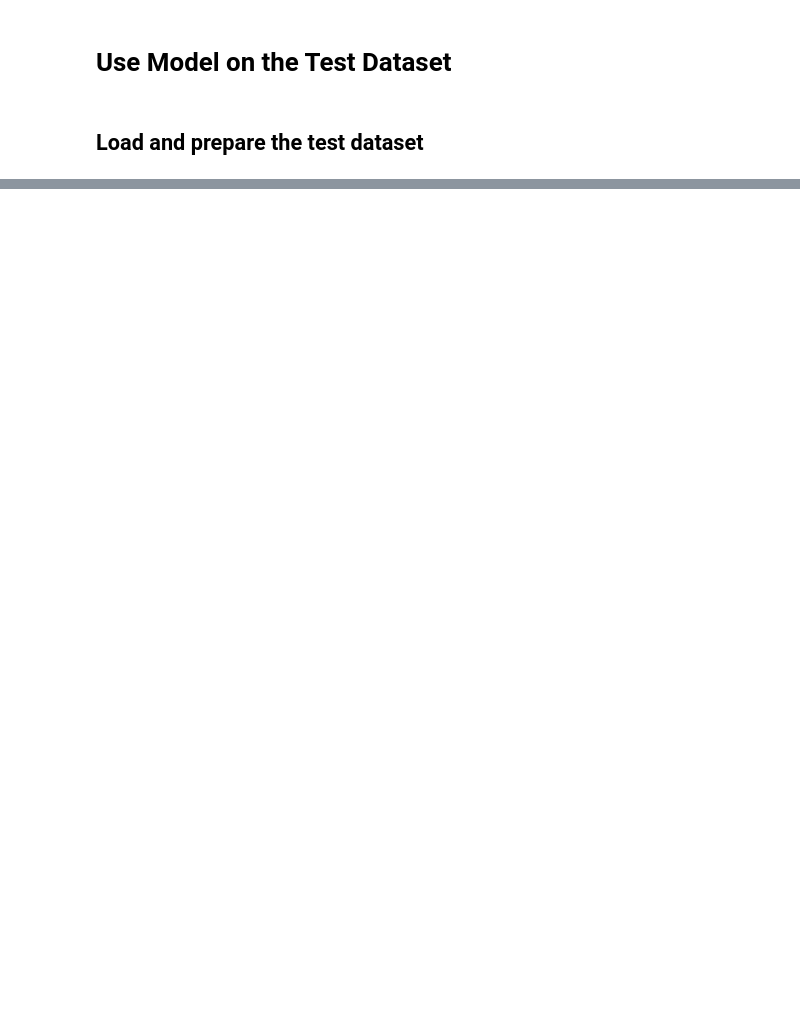
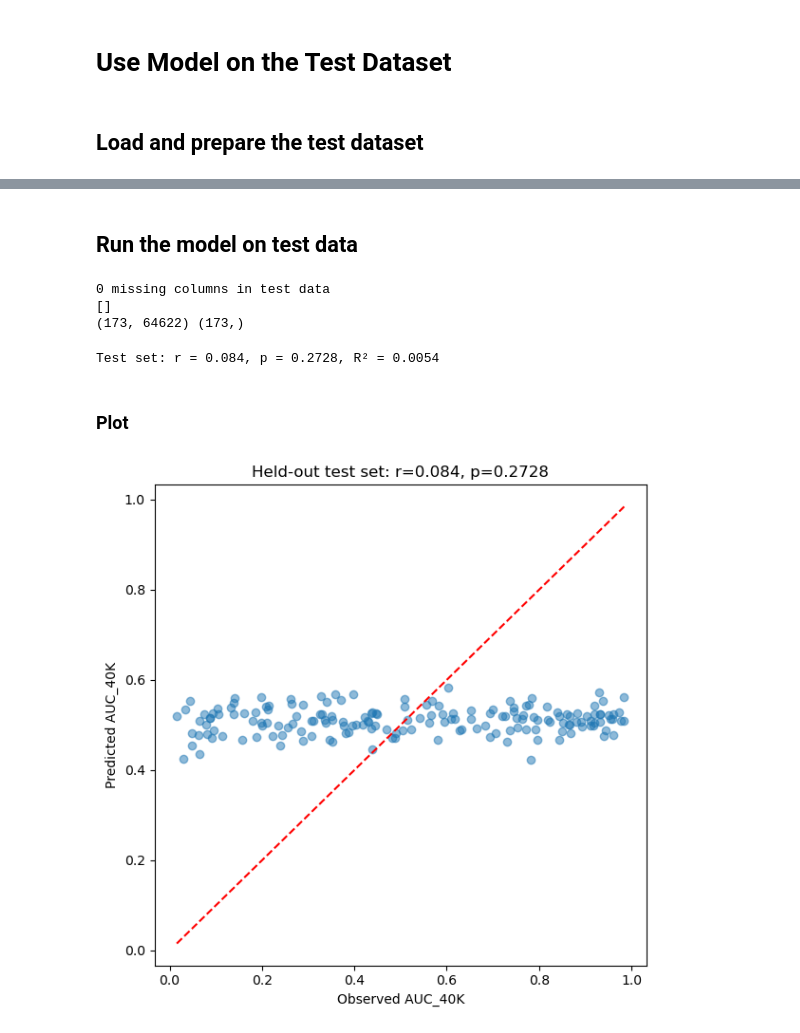
Before and after one commit to pganon32/nh26_td_gamb_diff_FC_best, a Jupyter notebook: ElasticNet_Train.ipynb, the cells around one changed output, grey strips where cells are left out. Saved outputs shown, nothing was run; the diff lists cells and outputs as text; code cells hidden in the pictures; blank space fills up the shorter version.

Commit message:
Used trained model on test-set

```diff
--- a/ElasticNet_Train.ipynb
+++ b/ElasticNet_Train.ipynb
@@ -449,0 +612,8 @@ AttributeError: module 'functional_functions' has no attribute 'get_mmp_coordina
+# %%
+# IMPORTANT: Do this after mapping and transforming the ordinal data, so that unmapped/unexpected strings in
+#            that step that became silently NaN are removed
+
+# Clean
+cleaned_test_df = merged_test_df.dropna(subset=connectivity_vars + ['Age_ordinal', 'Gender'])
+cleaned_test_df = cleaned_test_df.copy() # Because otherwise numpy will complain later 'cause it doesn't know if it should also change the 'mother' train data
+print(f"Usable training subjects: {len(cleaned_test_df)} out of {len(merged_test_df)}")
@@ -449,0 +646,48 @@ AttributeError: module 'functional_functions' has no attribute 'get_mmp_coordina
+# %% [markdown]
+## Run the model on test data
+# %%
+# 1. Sanity check: same columns, same order as final_model was trained on
+missing = [c for c in feature_cols if c not in final_test_df.columns]
+print(f"{len(missing)} missing columns in test data")
+print(missing[:10])
+
+X_test = final_test_df[feature_cols]  # must match feature_cols order exactly
+y_test = final_test_df["DDisc_AUC_40K"]
+
+print(X_test.shape, y_test.shape)
+# %% [output]
+0 missing columns in test data
+[]
+(173, 64622) (173,)
+# %%
+# 2. Scale using the SAME scaler fit on training data
+X_test_scaled = X_test.copy()
+X_test_scaled[continuous_cols] = final_scaler.transform(X_test[continuous_cols])
+# %%
+# 3. Predict and evaluate
+from scipy.stats import pearsonr
+
+test_preds = final_model.predict(X_test_scaled)
+
+r_test, p_test = pearsonr(y_test, test_preds)
+r2_test = final_model.score(X_test_scaled, y_test)
+
+print(f"Test set: r = {r_test:.3f}, p = {p_test:.4f}, R² = {r2_test:.4f}")
+# %% [output]
+Test set: r = 0.084, p = 0.2728, R² = 0.0054
+# %% [markdown]
+### Plot
+# %%
+# 4. Plot predicted vs observed on the held-out test set
+import matplotlib.pyplot as plt
+
+plt.figure(figsize=(6, 6))
+plt.scatter(y_test, test_preds, alpha=0.5)
+plt.plot([y_test.min(), y_test.max()], [y_test.min(), y_test.max()], 'r--')
+plt.xlabel('Observed AUC_40K')
+plt.ylabel('Predicted AUC_40K')
+plt.title(f'Held-out test set: r={r_test:.3f}, p={p_test:.4f}')
+plt.tight_layout()
+plt.show()
+# %% [output]
+[figure, added]
```
Also changed, not shown: parts of 17 cells of this notebook.
